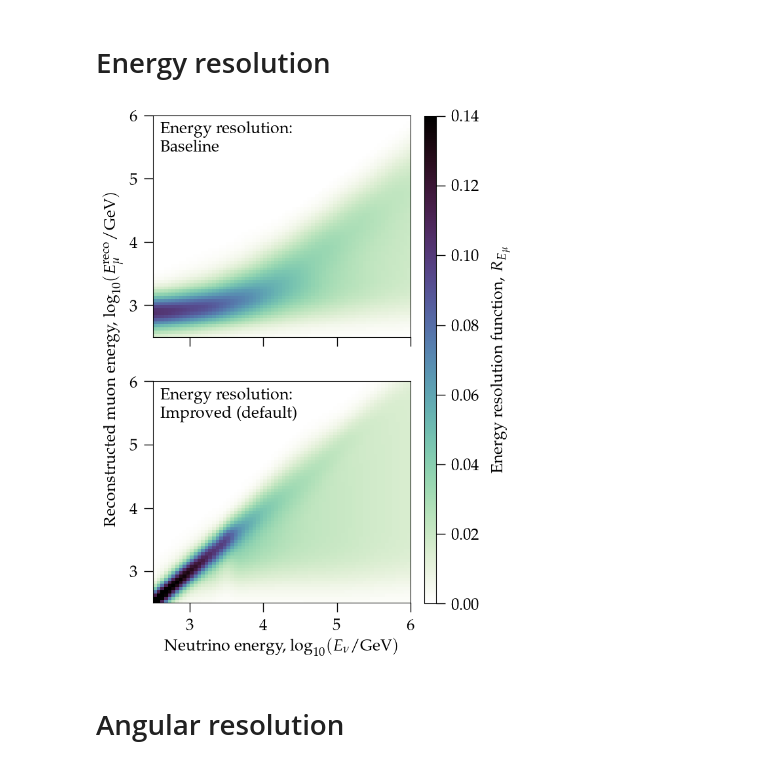
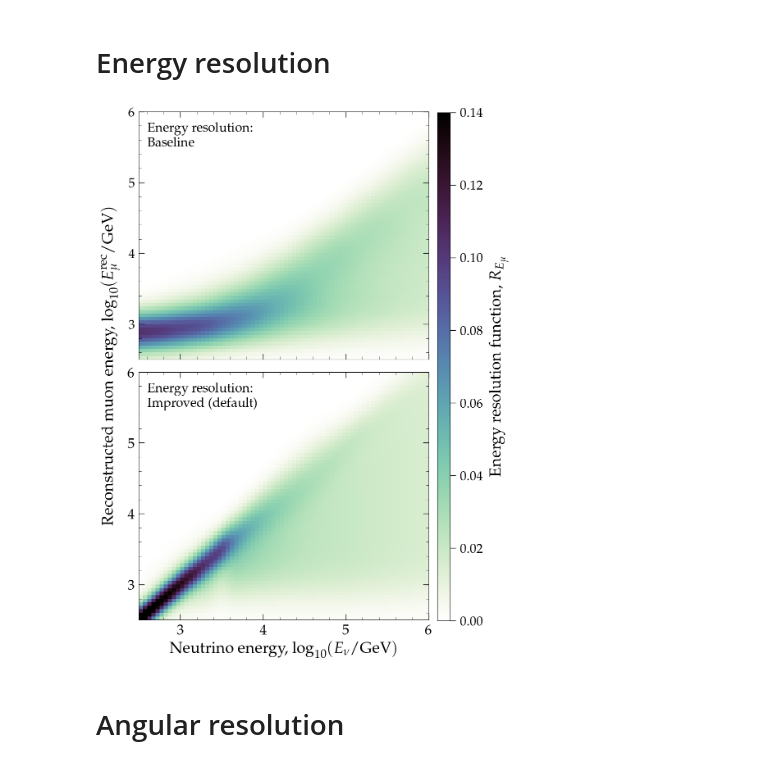
Before and after one commit to PLEnuM-group/Plenum, a Jupyter notebook: notebooks/misc/plotting_standalone.ipynb, the cells around one changed output. Drawn from its saved outputs; the diff is of its cells as text; code cells hidden in the pictures.

```diff
--- a/notebooks/misc/plotting_standalone.ipynb
+++ b/notebooks/misc/plotting_standalone.ipynb
@@ -520,64 +524,92 @@ from matplotlib.colors import SymLogNorm
 # nice plot
 ebounds = (2.5, 6)
 ticks = np.arange(3, 7)
-_kw_annotation = dict(
-    xy=(ebounds[0] + 0.1, ebounds[1] - 0.1),
-    color="k",
-    transform=ax.transAxes,
-    ha="left",
-    va="top",
-    fontweight="bold",
-    fontsize=18,
-)
+
 _kw_mesh = dict(
     vmin=0.0,
     vmax=0.14,
     linewidth=0,
     rasterized=True,
     cmap=st.cmap_light,
+    zorder=0.1
     #norm=SymLogNorm(linthresh=0.05, vmin=0, vmax=0.2),
 )
-f, axes = plt.subplots(nrows=2, figsize=(5, 9), sharex=True)
+f, axes = plt.subplots(nrows=2, figsize=(9, 15), sharex=True)
+plt.subplots_adjust(hspace=0.05)
+
+locator_major = ticker.MultipleLocator(1)
+locator_minor = ticker.MultipleLocator(0.2)
+
+# Baseline
 ax = axes[0]
+_kw_annotation = dict(
+    xy=(ebounds[0] + 0.1, ebounds[1] - 0.15),
+    color="k",
+    transform=ax.transAxes,
+    ha="left",
+    va="top",
+    fontweight="bold",
+    fontsize=23,
+)
 im = ax.pcolormesh(*baseline_eres_bins, baseline_eres_histo.T, **_kw_mesh)
-ax.tick_params(direction="out", top=False, right=False)
+# ax.set_yticks(ticks)
+# ax.tick_params(direction="in", top=True, right=True, left=True, bottom=True)
 ax.set_xlim(*ebounds)
 ax.set_ylim(*ebounds)
+ax.annotate("Energy resolution:\n Baseline", **_kw_annotation)
+ax.xaxis.set_major_locator(locator_major)
+ax.yaxis.set_major_locator(locator_major)
+ax.xaxis.set_minor_locator(locator_minor)
+ax.yaxis.set_minor_locator(locator_minor)
+ax.tick_params(axis='both', which='major', labelsize=23)
+ax.grid(False)
 
-ax.annotate("Energy resolution:\n Baseline", **_kw_annotation)
-ax.set_yticks(ticks)
-
-
+# Improved
 ax = axes[1]
+_kw_annotation = dict(
+    xy=(ebounds[0] + 0.1, ebounds[1] - 0.15),
+    color="k",
+    transform=ax.transAxes,
+    ha="left",
+    va="top",
+    # fontweight="bold",
+    fontsize=23,
+)
 im = ax.pcolormesh(*improved_eres_bins, improved_eres_histo.T, **_kw_mesh)
 ax.annotate("Energy resolution:\n Improved (default)", **_kw_annotation)
-ax.set_yticks(ticks)
+# ax.set_yticks(ticks)
+# ax.tick_params(direction="in", top=True, right=True, left=True, bottom=True, size=20)
 ax.set_xlim(*ebounds)
 ax.set_ylim(*ebounds)
-ax.tick_params(direction="out", top=False, right=False)
-ax.set_xlabel(r"Neutrino energy, $\log_{10}(E_{\nu}/{\rm GeV})$")
+ax.set_xlabel(r"Neutrino energy, $\log_{10}(E_{\nu}/{\rm GeV})$", fontsize=28)
+ax.xaxis.set_major_locator(locator_major)
+ax.yaxis.set_major_locator(locator_major)
+ax.xaxis.set_minor_locator(locator_minor)
+ax.yaxis.set_minor_locator(locator_minor)
+ax.tick_params(axis='both', which='major', labelsize=25)
+ax.grid(False)
 
 # Common y-axis label
 f.add_subplot(111, frameon=False)
 plt.tick_params(labelcolor="none", top=False, bottom=False, left=False, right=False)
-plt.ylabel(r"Reconstructed muon energy, $\log_{10}(E_{\mu}^{\rm reco}/{\rm GeV})$")
+plt.ylabel(r"Reconstructed muon energy, $\log_{10}(E_{\mu}^{\rm rec}/{\rm GeV})$", fontsize=28)
 plt.grid(alpha=0)
 
 # Common c-axis label
-cax = f.add_axes([1.0, 0.136, 0.035, 0.826])
+cax = f.add_axes([0.98, 0.136, 0.035, 0.826])
 cb = f.colorbar(im, cax=cax)
-cb.ax.tick_params(direction="out")
-cb.set_label(r"Energy resolution function, $R_{E_\mu}$", labelpad=12)
+cb.ax.tick_params(direction="out", labelsize=23)
+cb.set_label(r"Energy resolution function, $R_{E_\mu}$", labelpad=12, fontsize=28)
 # cb.set_label(r"$P(E_{\mu}^{\rm reco}|E_{\nu})$")
 # cb.set_ticks(np.arange(0, 0.16, step=0.03))
 
 # f.tight_layout()
 f.savefig(
     join(st.BASEPATH, plot_path, "energy_resolution_comparison.pdf"),
     bbox_inches="tight",
 )
 # %% [output]
-[figure, old version]
+[figure, new version]
 # %% [markdown]
 # Angular resolution
 # %%
```
Also changed, not shown: parts of 5 cells of this notebook, 4 other files.
